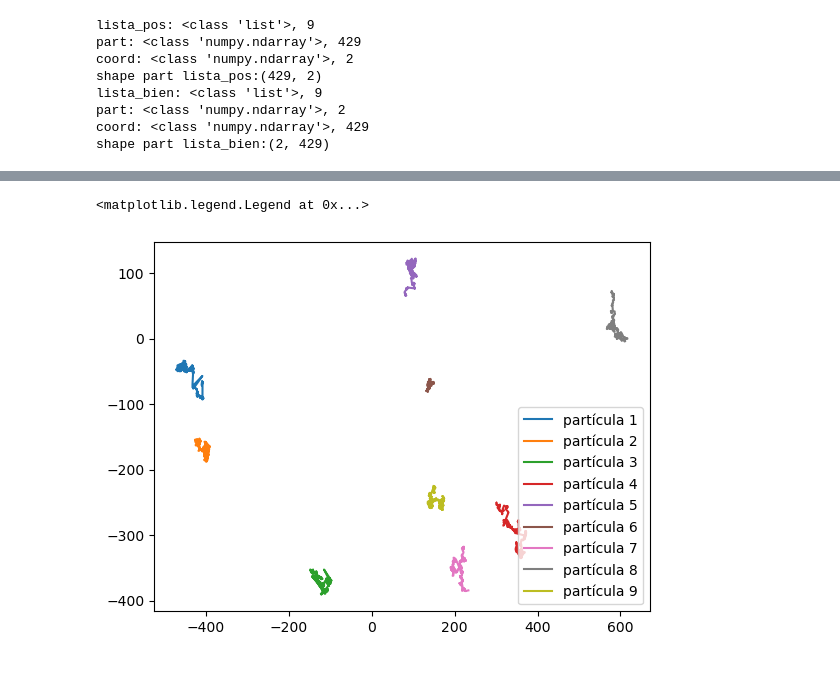
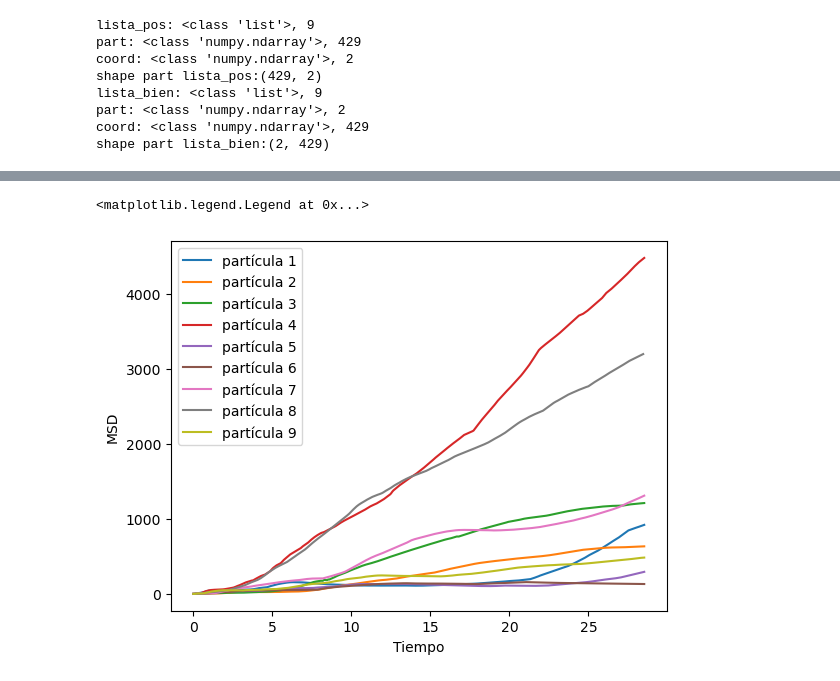
Before and after one commit to gardianc/Pinzas--pticas, a Jupyter notebook: browniano.ipynb, the cells around one changed output, grey strips where cells are left out. Cells and saved outputs as stored; diff of their text form; code cells hidden in the pictures.

Commit message:
agrego código para el ajuste

```diff
--- a/browniano.ipynb
+++ b/browniano.ipynb
@@ -17,8 +23,7 @@ print(np.shape(datos))
 # %%
 # extraigo los datos a algo útil de usar
 
-t = datos[:][0]
-
+t = datos[2:].T[0] # en qué unidad está ??? mismo x e y
 
 lista_pos=[]
 
@@ -73,10 +72,23 @@ ValueError: x and y must have same first dimension, but have shapes (429,) and (
-# %%
-fig, ax = plt.subplots()
-for n, part in enumerate(lista_bien):
-    x = part[0]
-    y = part[1]
-    ax.plot(x, y, label=f'partícula {n+1}')
-ax.legend()
-# %% [output]
-<matplotlib.legend.Legend at 0x...>
-[figure, removed]
+# %%
+# MSD
+fig, ax = plt.subplots()
+
+lista_MSD = []
+for n, part in enumerate(lista_bien):
+    x = part[0]
+    y = part[1]
+    part_MSD = []
+    for i in range(len(x)):
+        msd = MSD(x[:i+1], y[:i+1])
+        part_MSD.append(msd)
+    lista_MSD.append(part_MSD)
+
+for n, disp in enumerate(lista_MSD):
+    t1 = t[:len(disp)] # esto es porque hay un frame menos de la prtícula 8, asi que para plotear tengo que acortar el tiempo a la longitud de cada set de datos
+    ax.plot(t1, disp, label=f'partícula {n+1}')
+ax.set_xlabel('Tiempo')
+ax.set_ylabel('MSD')
+ax.legend()
+# %% [output]
+<matplotlib.legend.Legend at 0x...>
+[figure, added]
```
Also changed, not shown: parts of 4 cells of this notebook.
